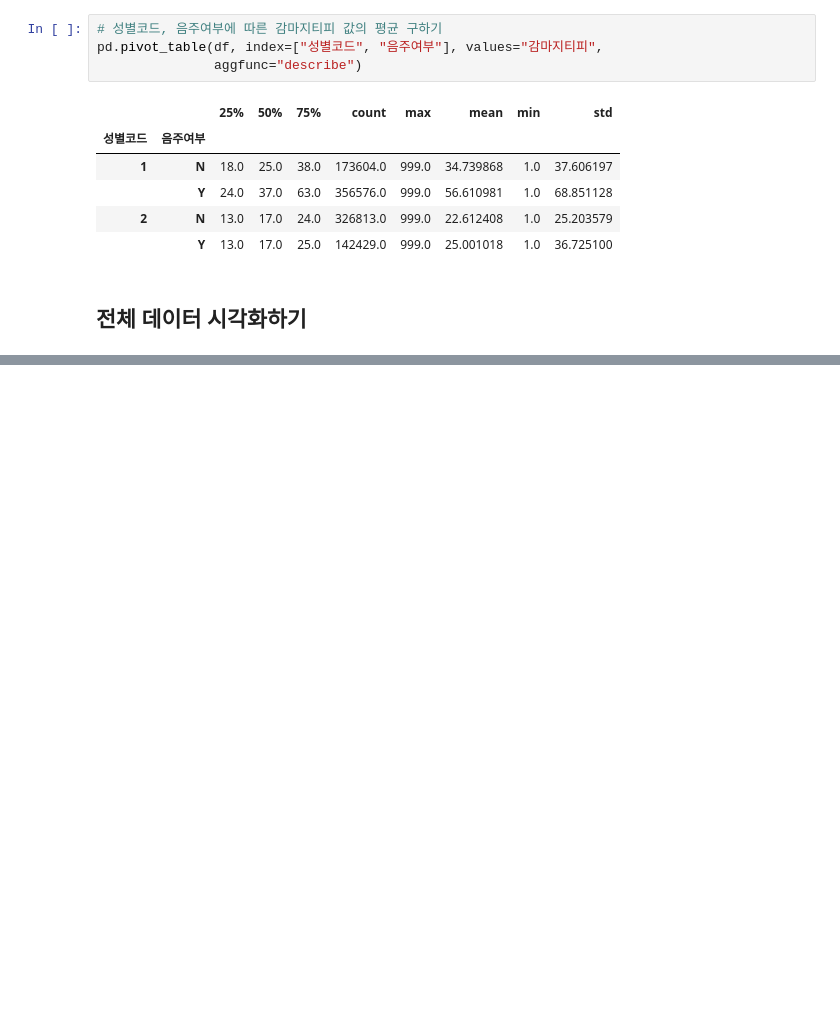
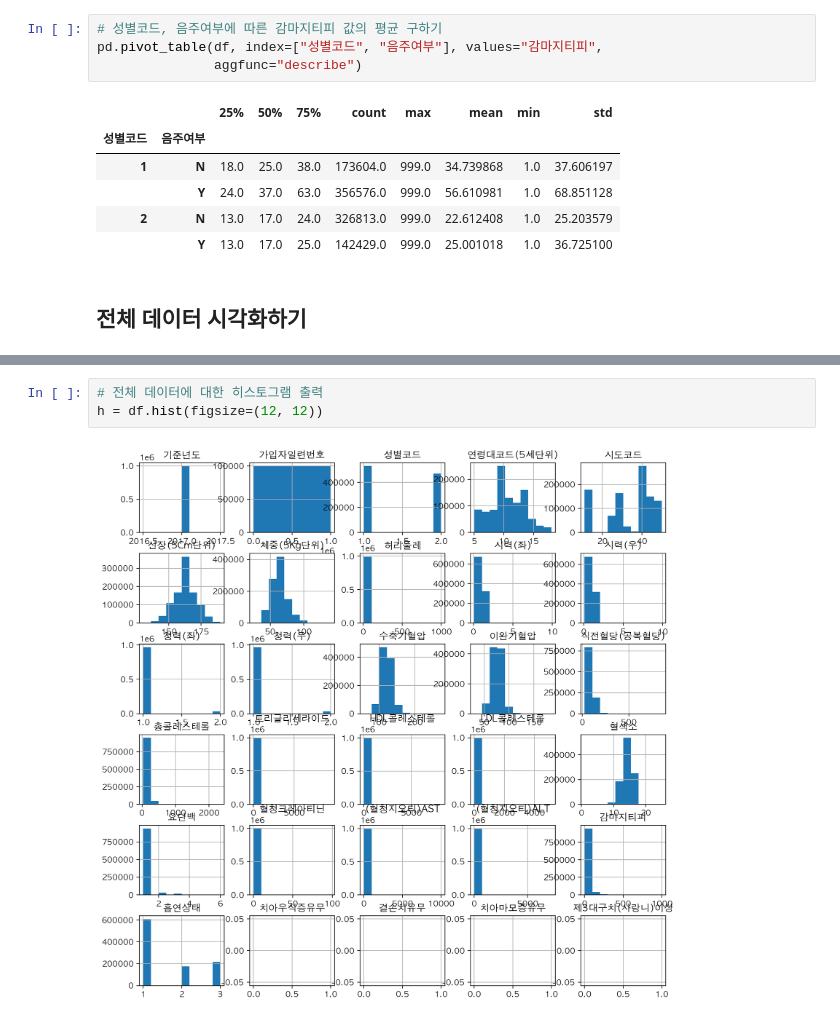
Before and after one commit to ReiThePioneer/data-study, a Jupyter notebook: week3/건강검진 데이터로 가설 검정하기.ipynb, the cells around one changed output, grey strips where cells are left out. Drawn from its saved outputs; the diff is of its cells as text; blank space fills up the shorter version.

```diff
--- a/week3/건강검진 데이터로 가설 검정하기.ipynb
+++ b/week3/건강검진 데이터로 가설 검정하기.ipynb
@@ -383,0 +392,5 @@ pd.pivot_table(df, index=["성별코드", "음주여부"], values="감마지티
+# %%
+# 전체 데이터에 대한 히스토그램 출력
+h = df.hist(figsize=(12, 12))
+# %% [output]
+[figure, added]
```
Also changed, not shown: parts of 35 cells of this notebook.
